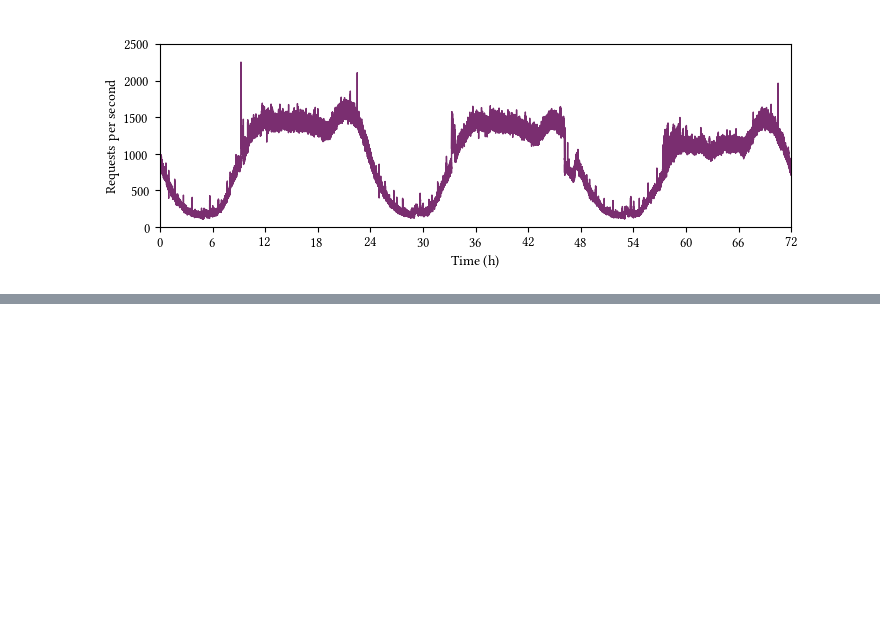
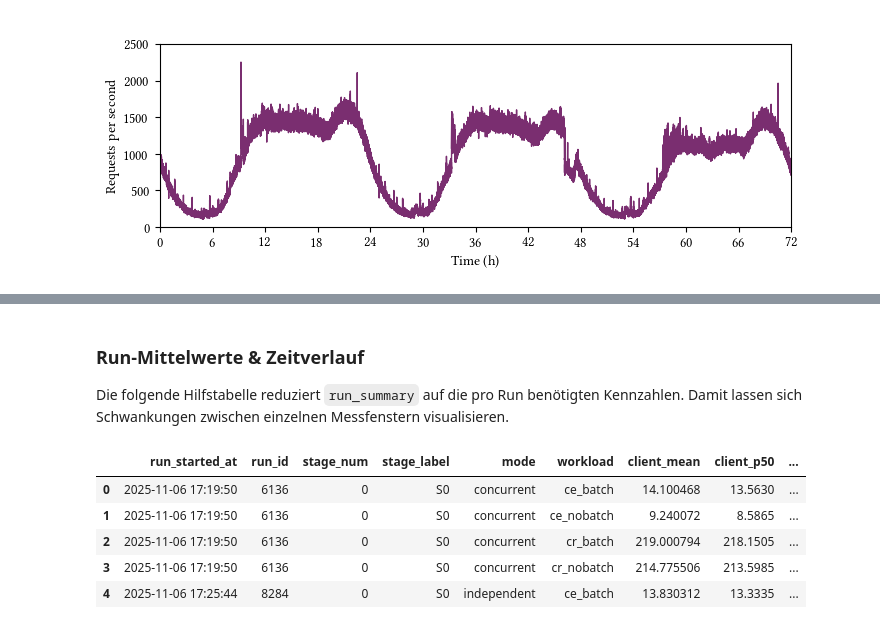
Before and after one commit to susannahufnagl/cloud-run-latency-analysis, a Jupyter notebook: analysis/Untitled.ipynb, the cells around one changed output, grey strips where cells are left out. Drawn from its saved outputs; the diff is of its cells as text; code cells hidden in the pictures; blank space fills up the shorter version.

```diff
--- a/analysis/Untitled.ipynb
+++ b/analysis/Untitled.ipynb
@@ -798,0 +842,35 @@ else:
+# %% [markdown]
+### Run-Mittelwerte & Zeitverlauf
+
+Die folgende Hilfstabelle reduziert `run_summary` auf die pro Run benötigten Kennzahlen. Damit lassen sich Schwankungen zwischen einzelnen Messfenstern visualisieren.
+# %%
+run_means = (
+    run_summary.assign(run_started_at=pd.to_datetime(run_summary["run_started_at"]))[
+        [
+            "run_started_at",
+            "run_id",
+            "stage_num",
+            "stage_label",
+            "mode",
+            "workload",
+            "client_mean",
+            "client_p50",
+            "client_p95",
+            "client_p99",
+            "server_mean",
+            "server_p50",
+            "server_p95",
+            "server_p99",
+        ]
+    ]
+    .sort_values(["stage_num", "run_started_at"])
+    .reset_index(drop=True)
+)
+run_means.head()
+# %% [output]
+|  | run_started_at | run_id | stage_num | stage_label | mode | workload | client_mean | client_p50 | ... |
+| 0 | 2025-11-06 17:19:50 | 6136 | 0 | S0 | concurrent | ce_batch | 14.100468 | 13.5630 | ... |
+| 1 | 2025-11-06 17:19:50 | 6136 | 0 | S0 | concurrent | ce_nobatch | 9.240072 | 8.5865 | ... |
+| 2 | 2025-11-06 17:19:50 | 6136 | 0 | S0 | concurrent | cr_batch | 219.000794 | 218.1505 | ... |
+| 3 | 2025-11-06 17:19:50 | 6136 | 0 | S0 | concurrent | cr_nobatch | 214.775506 | 213.5985 | ... |
+| 4 | 2025-11-06 17:25:44 | 8284 | 0 | S0 | independent | ce_batch | 13.830312 | 13.3335 | ... |
```
Also changed, not shown: parts of 25 cells of this notebook, 13 other files.
